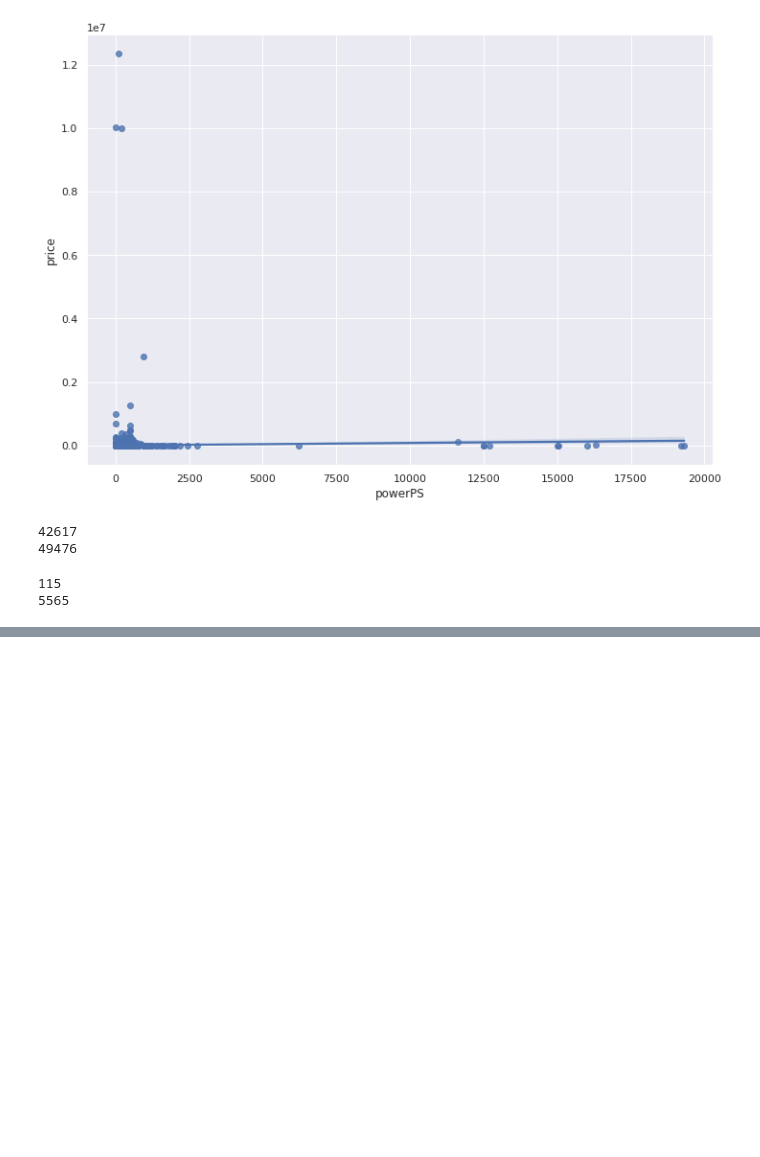
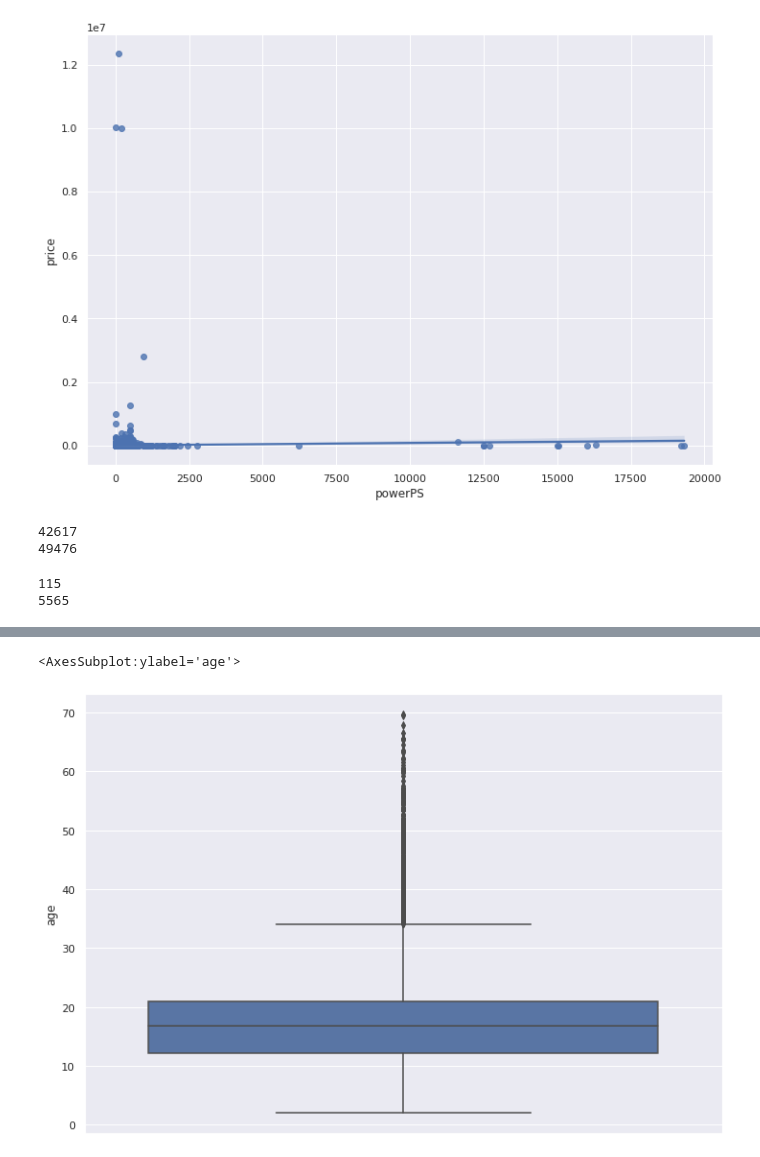
Before and after one commit to nova-sangeeth/pytest-workouts, a Jupyter notebook: GITAA/case_studies_1/case_study.ipynb, the cells around one changed output, grey strips where cells are left out. Saved outputs shown, nothing was run; the diff lists cells and outputs as text; code cells hidden in the pictures; blank space fills up the shorter version.

```diff
--- a/GITAA/case_studies_1/case_study.ipynb
+++ b/GITAA/case_studies_1/case_study.ipynb
@@ -355,0 +517,8 @@ WORKING RANGE:
+# %%
+sns.boxplot(
+    y='age',
+    data=cars
+)
+# %% [output]
+<AxesSubplot:ylabel='age'>
+[figure, added]
```
Also changed, not shown: parts of 56 cells of this notebook.
